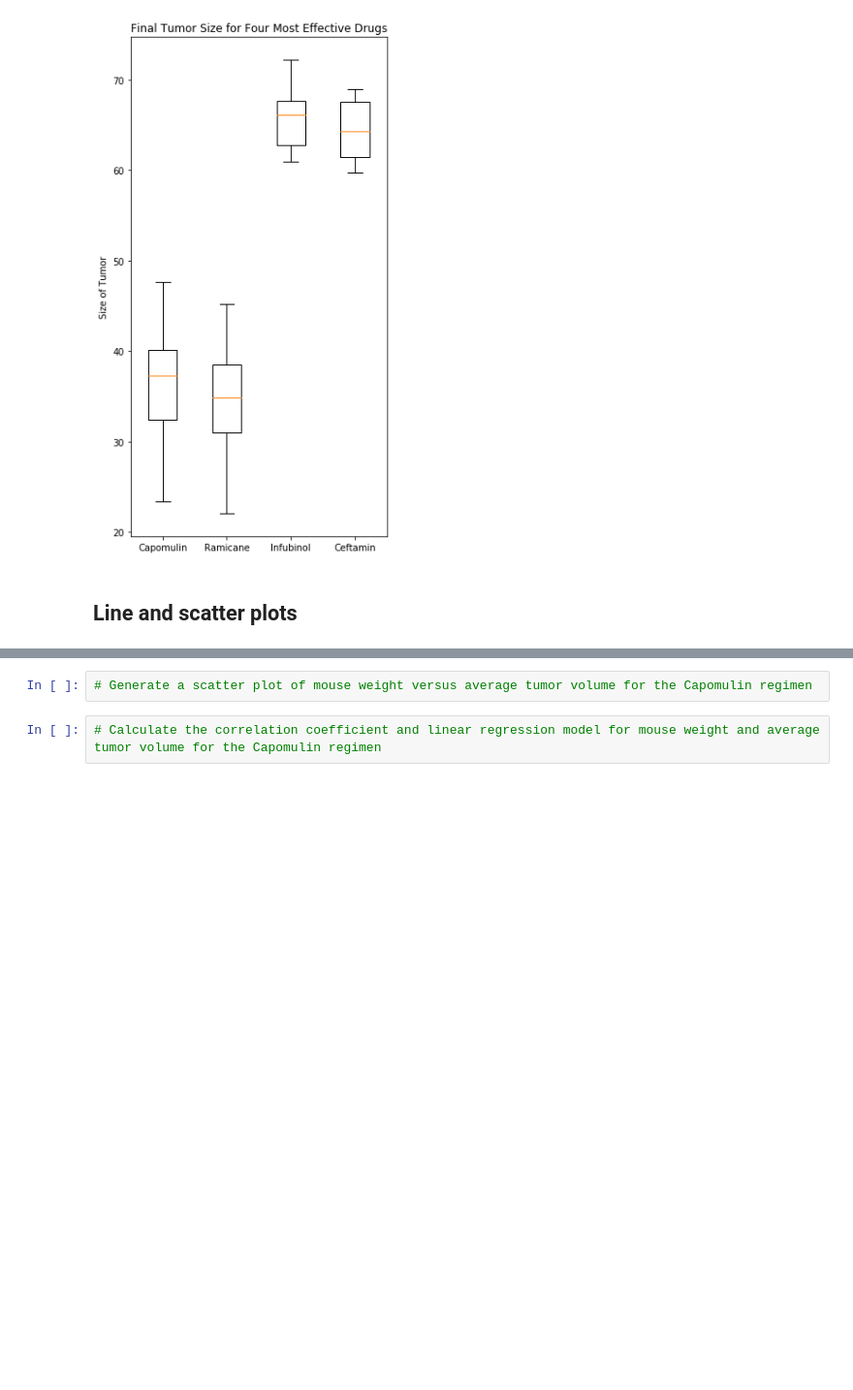
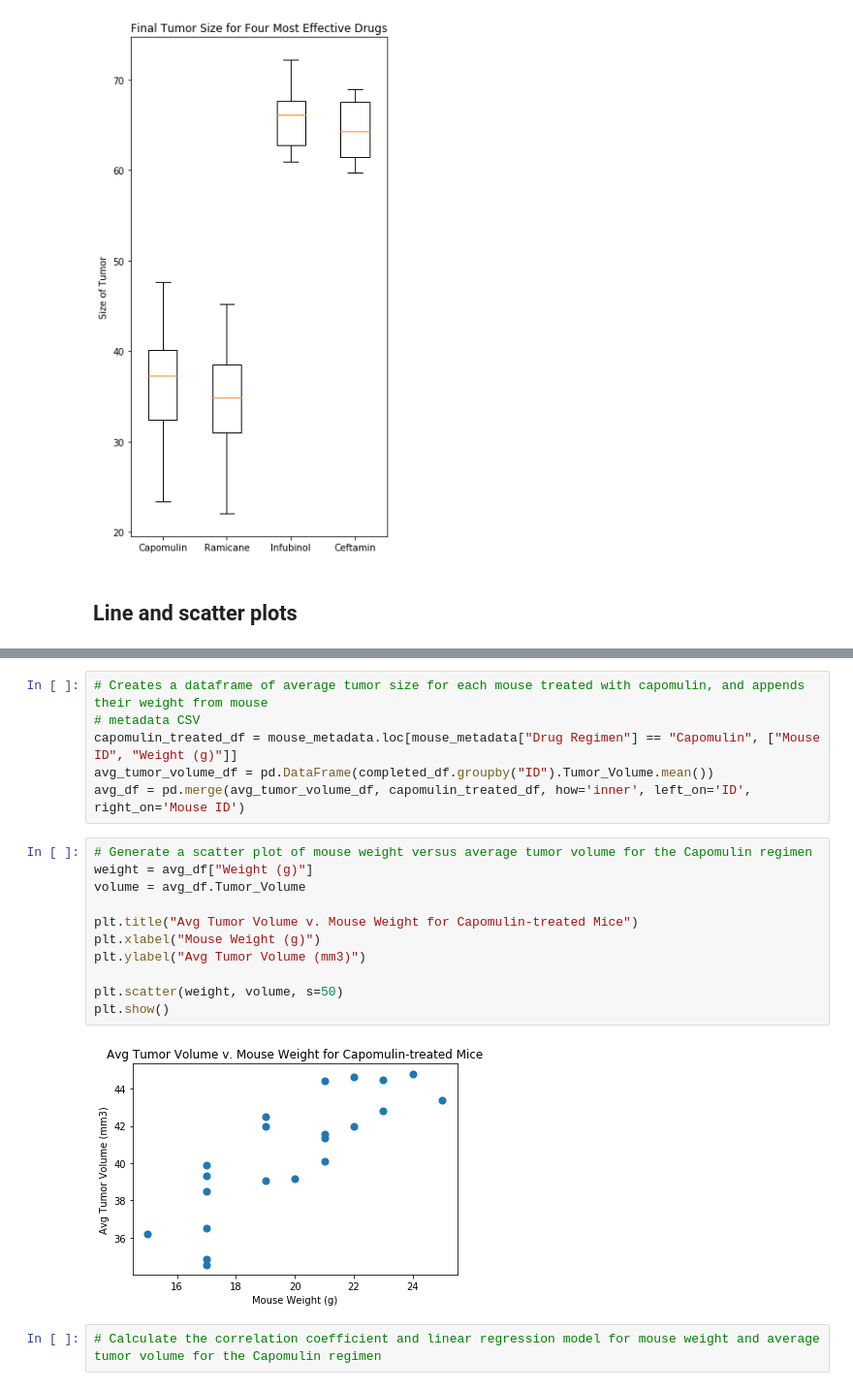
Before and after one commit to alecslaney/matplotlib_hw, a Jupyter notebook: Pymaceuticals/pymaceuticals_notebook.ipynb, the cells around one changed output, grey strips where cells are left out. Shown at 97% size. Saved outputs shown, nothing was run; the diff lists cells and outputs as text; blank space fills up the shorter version.

```diff
--- a/Pymaceuticals/pymaceuticals_notebook.ipynb
+++ b/Pymaceuticals/pymaceuticals_notebook.ipynb
@@ -178,4 +200,21 @@ plt.show()
+# %%
+# Creates a dataframe of average tumor size for each mouse treated with capomulin, and appends their weight from mouse
+# metadata CSV
+capomulin_treated_df = mouse_metadata.loc[mouse_metadata["Drug Regimen"] == "Capomulin", ["Mouse ID", "Weight (g)"]]
+avg_tumor_volume_df = pd.DataFrame(completed_df.groupby("ID").Tumor_Volume.mean())
+avg_df = pd.merge(avg_tumor_volume_df, capomulin_treated_df, how='inner', left_on='ID', right_on='Mouse ID')
 # %%
 # Generate a scatter plot of mouse weight versus average tumor volume for the Capomulin regimen
+weight = avg_df["Weight (g)"]
+volume = avg_df.Tumor_Volume
+
+plt.title("Avg Tumor Volume v. Mouse Weight for Capomulin-treated Mice")
+plt.xlabel("Mouse Weight (g)")
+plt.ylabel("Avg Tumor Volume (mm3)")
+
+plt.scatter(weight, volume, s=50)
+plt.show()
+# %% [output]
+[figure, added]
 # %%
 # Calculate the correlation coefficient and linear regression model for mouse weight and average tumor volume for the Capomulin regimen
```
Also changed, not shown: parts of 8 cells of this notebook, 1 other file.
